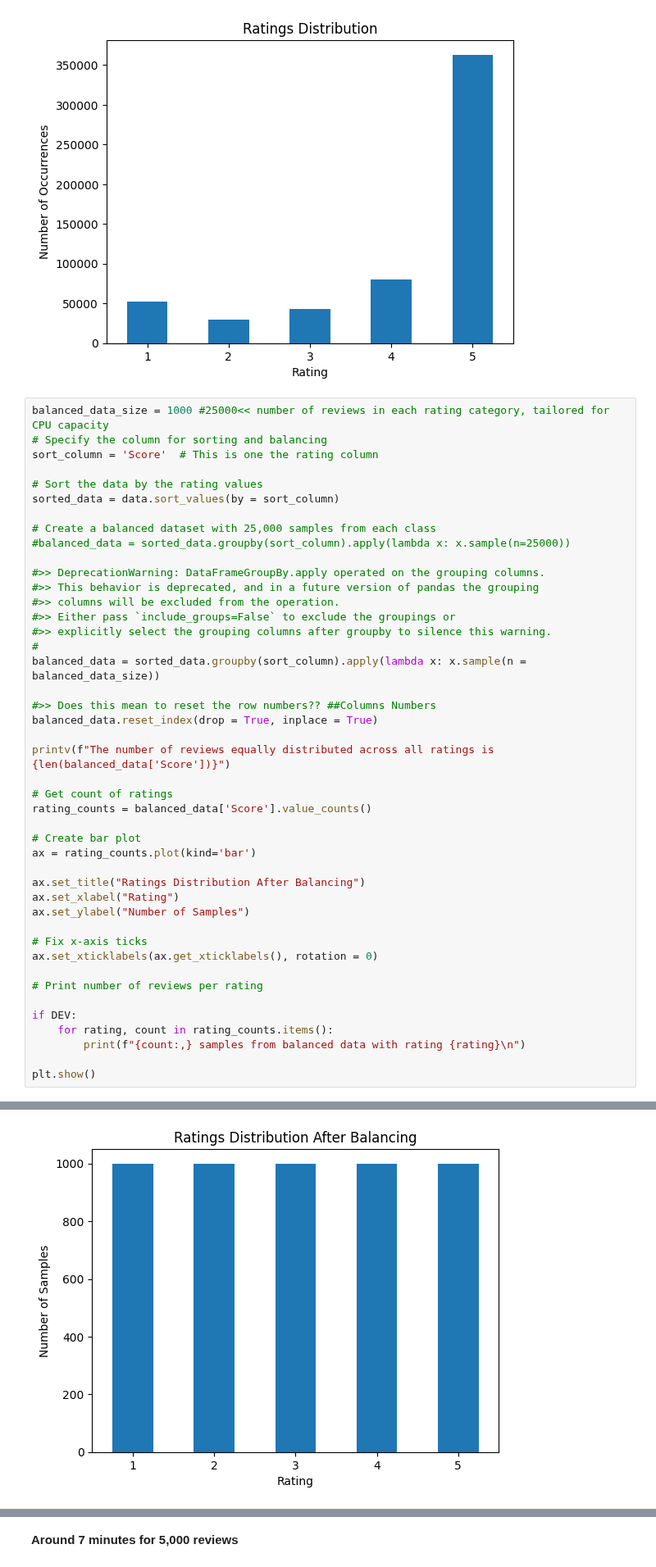
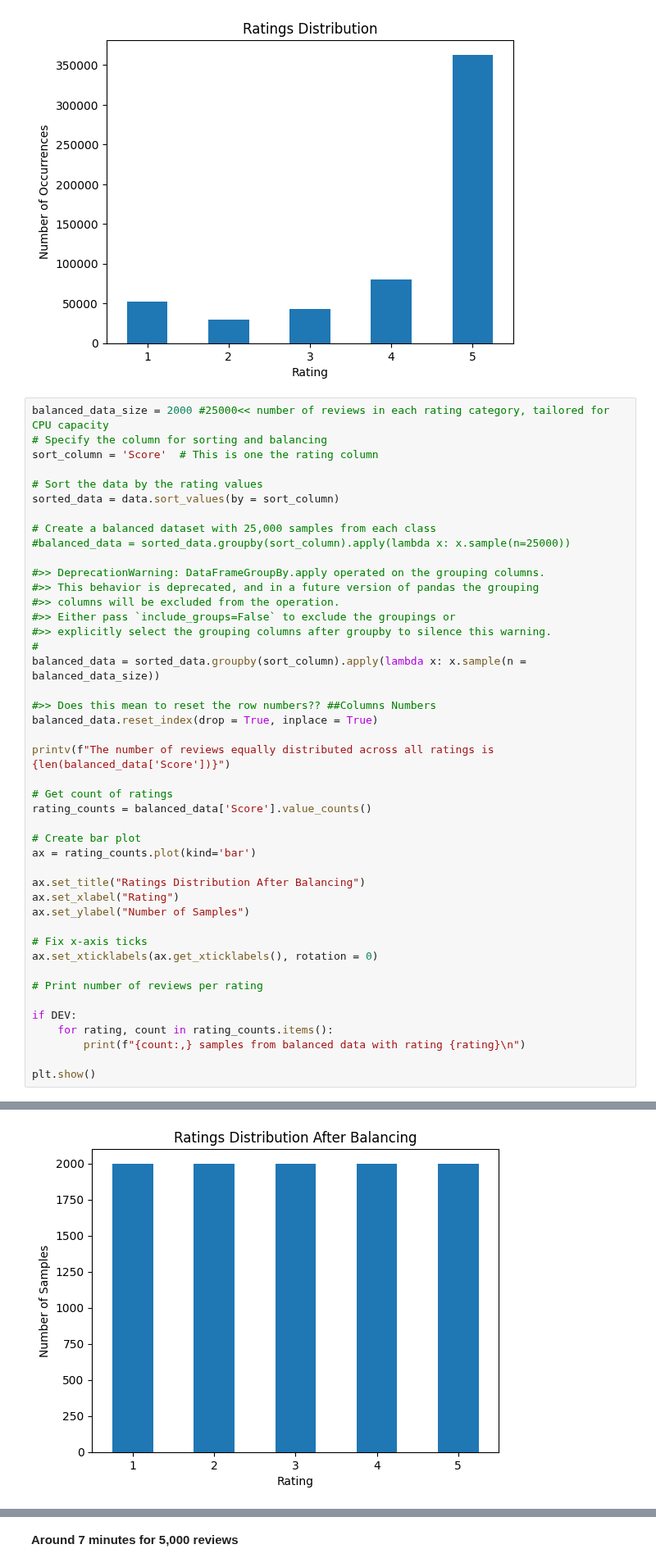
Before and after one commit to gebriell/kaggle_transformer, a Jupyter notebook: data_preprocessing.ipynb, the cells around one changed output, grey strips where cells are left out. Shown at 82% size. Cells and saved outputs as stored; diff of their text form.

Commit message:
feat:outputs 2000 per category dataset, max review length 200, punct and symbols stripped from tokens

```diff
--- a/data_preprocessing.ipynb
+++ b/data_preprocessing.ipynb
@@ -204,7 +204,7 @@ plt.show() #<< show the rating in each of the 5 categories
 363,122 samples from balanced data with rating 5
 [figure]
 # %%
-balanced_data_size = 1000 #25000<< number of reviews in each rating category, tailored for CPU capacity
+balanced_data_size = 2000 #25000<< number of reviews in each rating category, tailored for CPU capacity
 # Specify the column for sorting and balancing
 sort_column = 'Score'  # This is one the rating column
 
@@ -261,4 +261,4 @@ VERBOSE: The number of reviews equally distributed across all ratings is 5000
-[figure, old version]
+[figure, new version]
 # %%
 !pip install symspellpy
 # %% [output]
```
Also changed, not shown: parts of 8 cells of this notebook.
